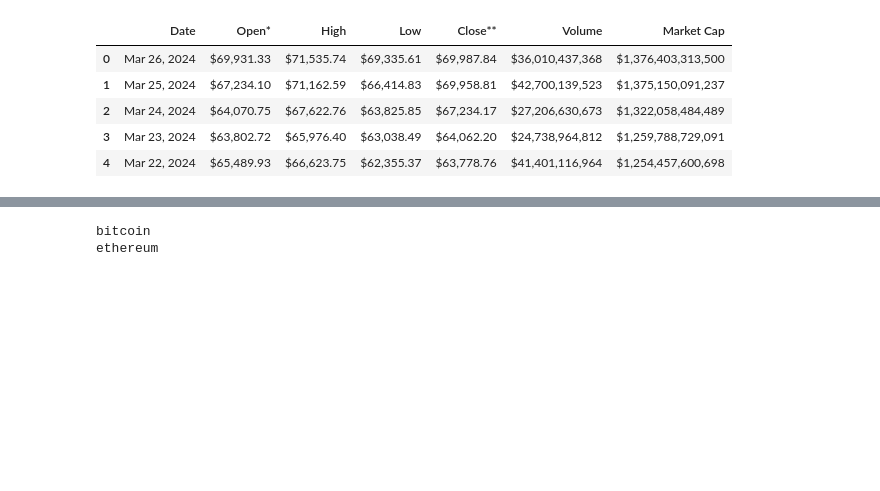
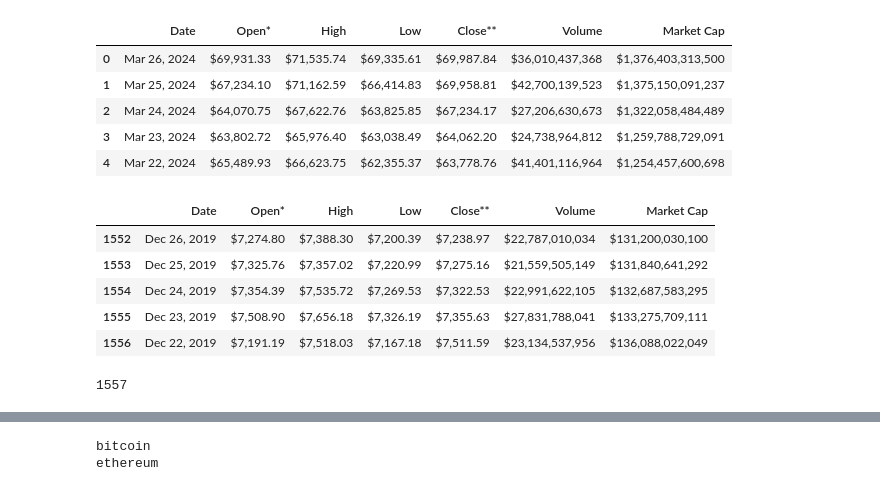
Before and after one commit to HemantRajSingh/crypto-currency-analysis, a Jupyter notebook: notebooks/coinmarket_scraping_historical.ipynb, the cells around one changed output, grey strips where cells are left out. Saved outputs shown, nothing was run; the diff lists cells and outputs as text; code cells hidden in the pictures; blank space fills up the shorter version.

```diff
--- a/notebooks/coinmarket_scraping_historical.ipynb
+++ b/notebooks/coinmarket_scraping_historical.ipynb
@@ -146,6 +159,19 @@ history_df.head()
 | 2 | Mar 24, 2024 | $64,070.75 | $67,622.76 | $63,825.85 | $67,234.17 | $27,206,630,673 | $1,322,058,484,489 |
 | 3 | Mar 23, 2024 | $63,802.72 | $65,976.40 | $63,038.49 | $64,062.20 | $24,738,964,812 | $1,259,788,729,091 |
 | 4 | Mar 22, 2024 | $65,489.93 | $66,623.75 | $62,355.37 | $63,778.76 | $41,401,116,964 | $1,254,457,600,698 |
+# %%
+history_df.tail()
+# %% [output]
+|  | Date | Open* | High | Low | Close** | Volume | Market Cap |
+| 1552 | Dec 26, 2019 | $7,274.80 | $7,388.30 | $7,200.39 | $7,238.97 | $22,787,010,034 | $131,200,030,100 |
+| 1553 | Dec 25, 2019 | $7,325.76 | $7,357.02 | $7,220.99 | $7,275.16 | $21,559,505,149 | $131,840,641,292 |
+| 1554 | Dec 24, 2019 | $7,354.39 | $7,535.72 | $7,269.53 | $7,322.53 | $22,991,622,105 | $132,687,583,295 |
+| 1555 | Dec 23, 2019 | $7,508.90 | $7,656.18 | $7,326.19 | $7,355.63 | $27,831,788,041 | $133,275,709,111 |
+| 1556 | Dec 22, 2019 | $7,191.19 | $7,518.03 | $7,167.18 | $7,511.59 | $23,134,537,956 | $136,088,022,049 |
+# %%
+history_df['Date'].nunique()
+# %% [output]
+1557
 # %%
 history_df.shape
 # %% [output]
```
Also changed, not shown: parts of 12 cells of this notebook, 1 other file.
